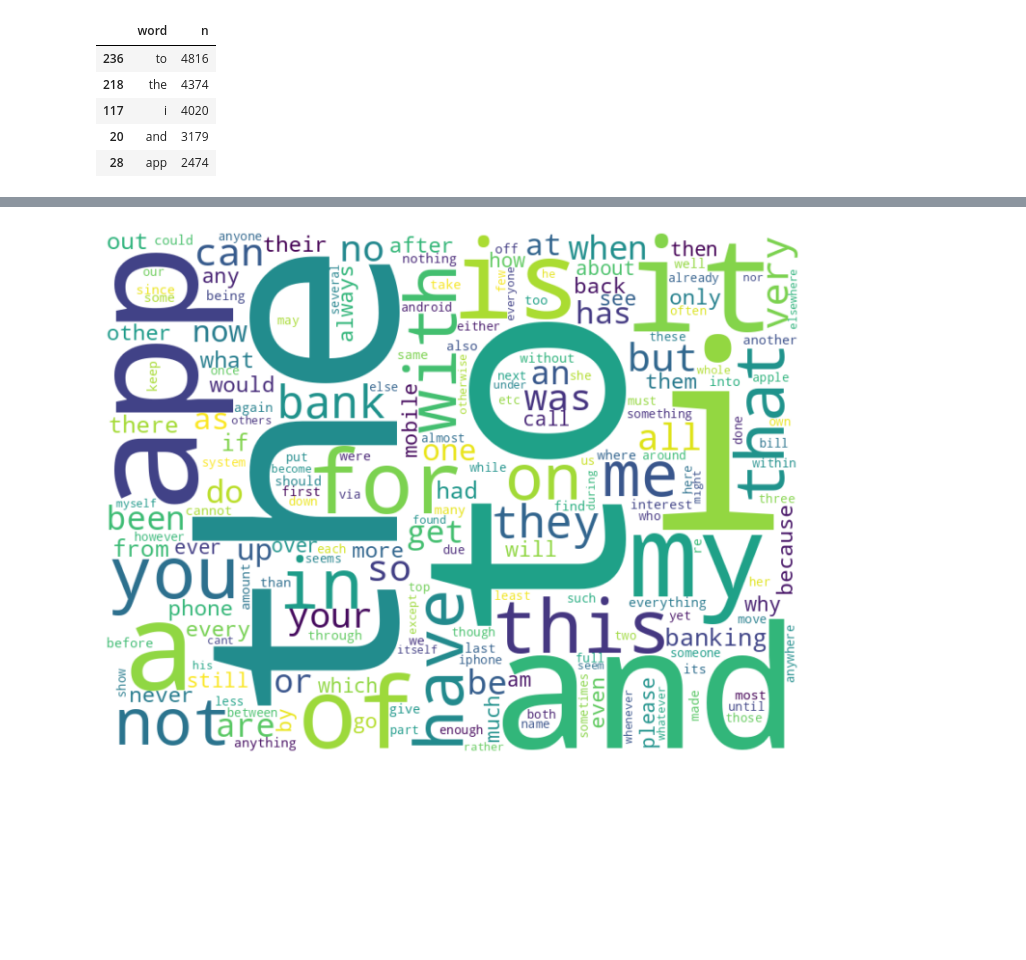
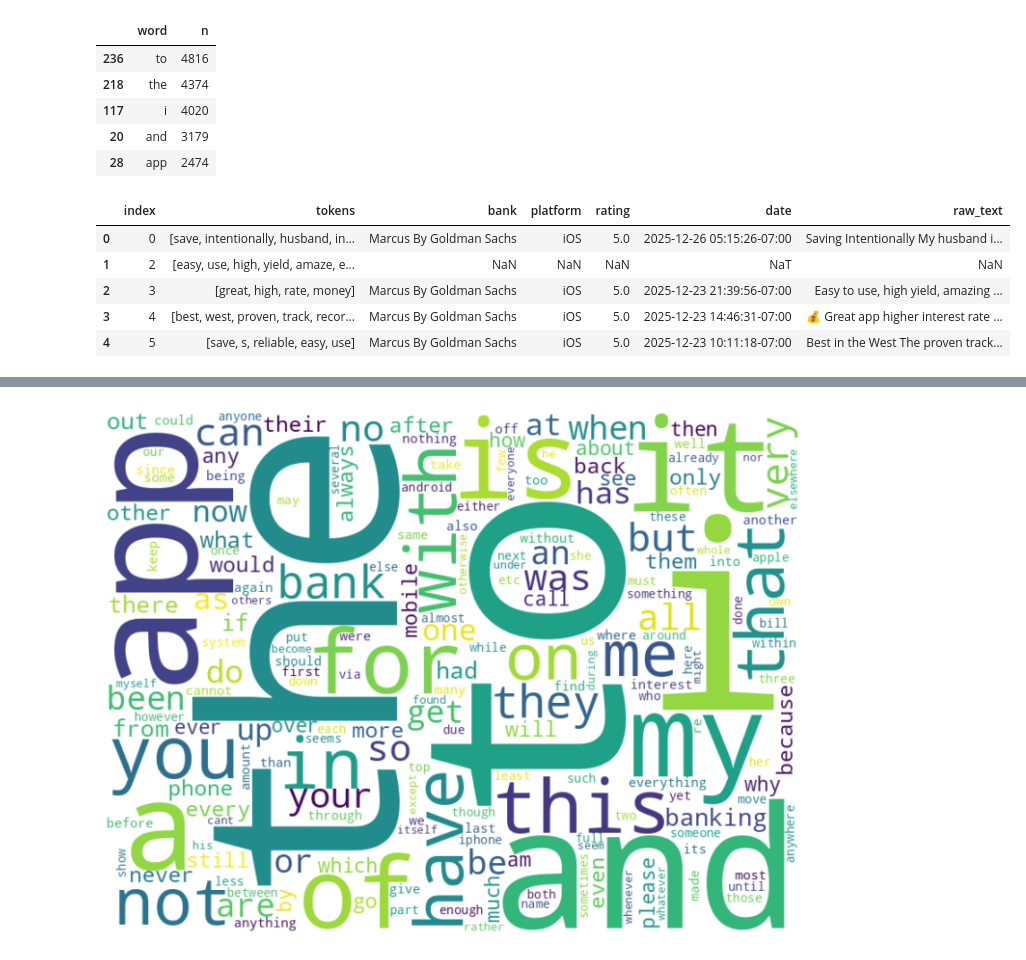
Before and after one commit to dpchi12/sentiment-analysis-for-banks-mobile-app-review, a Jupyter notebook: Model (old data)/old_preprocessing.ipynb, the cells around one changed output, grey strips where cells are left out. Cells and saved outputs as stored; diff of their text form; code cells hidden in the pictures; blank space fills up the shorter version.

```diff
--- a/Model (old data)/old_preprocessing.ipynb
+++ b/Model (old data)/old_preprocessing.ipynb
@@ -440,3 +454,36 @@ removed_words.head()
 | 117 | i | 4020 |
 | 20 | and | 3179 |
 | 28 | app | 2474 |
+# %%
+lemmatizer = WordNetLemmatizer()
+
+def get_wordnet_pos(word):
+    tag = nltk.pos_tag([word])[0][1][0].upper()
+    tag_map = {
+        "J": wordnet.ADJ,
+        "V": wordnet.VERB,
+        "N": wordnet.NOUN,
+        "R": wordnet.ADV
+    }
+    return tag_map.get(tag, wordnet.NOUN)
+
+reviews_after_sw["word"] = reviews_after_sw["word"].apply(
+    lambda w: lemmatizer.lemmatize(w, get_wordnet_pos(w))
+)
+# %%
+df_preprocessed = (
+    reviews_after_sw
+    .groupby(level=0)["word"]
+    .apply(list)
+    .reset_index(name="tokens")
+    .join(df_english[["bank", "platform", "rating", "date", "raw_text"]])
+)
+
+df_preprocessed.head()
+# %% [output]
+|  | index | tokens | bank | platform | rating | date | raw_text |
+| 0 | 0 | [save, intentionally, husband, in... | Marcus By Goldman Sachs | iOS | 5.0 | 2025-12-26 05:15:26-07:00 | Saving Intentionally My husband i... |
+| 1 | 2 | [easy, use, high, yield, amaze, e... | NaN | NaN | NaN | NaT | NaN |
+| 2 | 3 | [great, high, rate, money] | Marcus By Goldman Sachs | iOS | 5.0 | 2025-12-23 21:39:56-07:00 | Easy to use, high yield, amazing ... |
+| 3 | 4 | [best, west, proven, track, recor... | Marcus By Goldman Sachs | iOS | 5.0 | 2025-12-23 14:46:31-07:00 | 💰 Great app higher interest rate ... |
+| 4 | 5 | [save, s, reliable, easy, use] | Marcus By Goldman Sachs | iOS | 5.0 | 2025-12-23 10:11:18-07:00 | Best in the West The proven track... |
```
Also changed, not shown: parts of 2 cells of this notebook.
